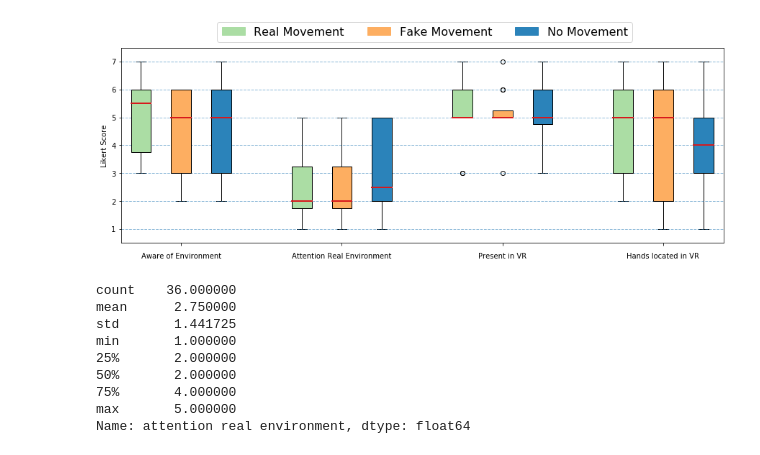
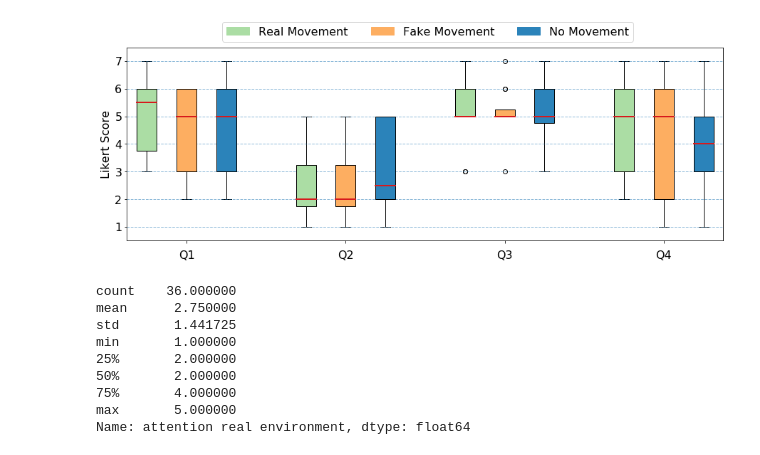
Before and after one commit to J0ekr/VR-Project-MeetingStudy, a Jupyter notebook: eval/plots-presence.ipynb, the cells around one changed output. Saved outputs shown, nothing was run; the diff lists cells and outputs as text; code cells hidden in the pictures.

```diff
--- a/eval/plots-presence.ipynb
+++ b/eval/plots-presence.ipynb
@@ -31,7 +31,7 @@ fig, ax = plt.subplots(1,figsize = (15,5))
 
 plt.rcParams.update({'font.size': 16})
 
-xtick_labels = ["Aware of Environment","Attention Real Environment","Present in VR","Hands located in VR"]
+xtick_labels = ["Q1","Q2","Q3","Q4"]
 xticks = np.arange(2, 16, 4)
 
 question_labels = ['Real Movement', 'Fake Movement', 'No Movement']
@@ -52,35 +52,35 @@ for i,q in enumerate(questions):
     data.append(z)
 bp = ax.boxplot(data, positions = pos, patch_artist=True)
 ax.set_ylim(0.5,7.5)
 ax.tick_params(axis='x', pad=10)
 ax.set_yticks([1,2,3,4,5,6,7])
 ax.set_ylabel("Likert Score")
 plt.xticks(xticks, xtick_labels)
 plt.legend(handles = patches,ncol = 3, bbox_to_anchor=(0.15, 1))
 
 i = 1
 for box in bp['boxes']:
     if i % 3 == 1:
         # change fill color
         box.set( facecolor = colors[0] )
     elif i%3 == 2:
         box.set( facecolor = colors[1] )
     else:
         # change fill color
         box.set( facecolor = colors[2] )
     i += 1
 
 for median in bp['medians']:
     median.set(color=colors[3], linewidth=2)
     #ax.set_xticklabels(["Low_level", "High_level"])
 
 for i in range(1,8):
     ax.axhline(y=i, xmin=0, xmax=21, linestyle = "--", alpha = 0.5,linewidth = 1)
 
-plt.savefig("presence.svg", bbox_inches="tight")
+plt.savefig("presence.pdf", bbox_inches="tight")
 plt.show()
 # %% [output]
-[figure, old version]
+[figure, new version]
 # %%
 df["attention real environment"].describe()
 # %% [output]
```
Also changed, not shown: 17 other files.
